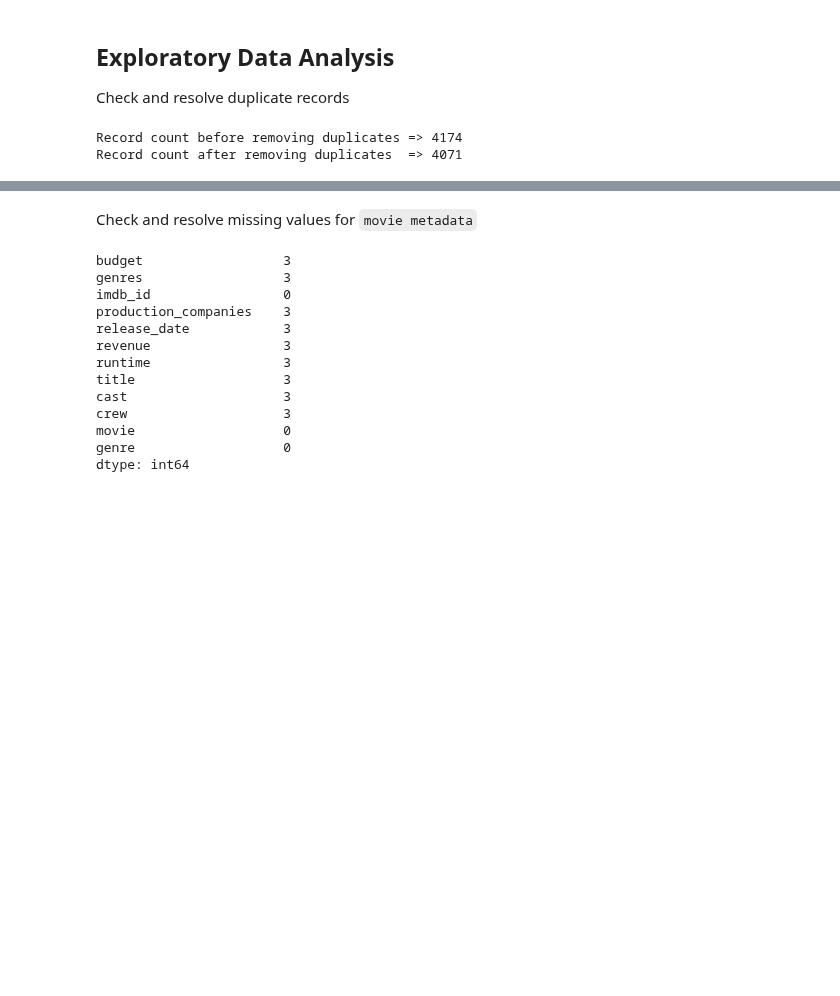
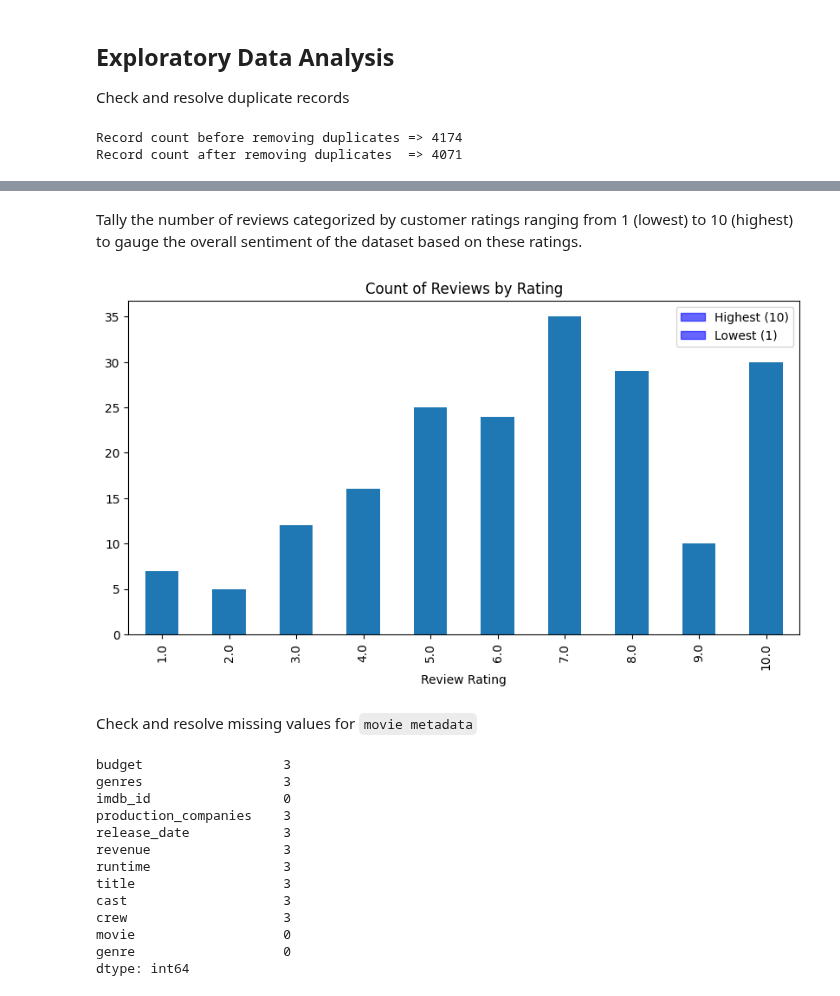
Before and after one commit to abccastro/Movie-Sentiment-Analysis, a Jupyter notebook: Movie Sentiment Analysis.ipynb, the cells around one changed output, grey strips where cells are left out. Drawn from its saved outputs; the diff is of its cells as text; code cells hidden in the pictures; blank space fills up the shorter version.

Commit message:
Added Visualization #48
Added Visualization #48

```diff
--- a/Movie Sentiment Analysis.ipynb
+++ b/Movie Sentiment Analysis.ipynb
@@ -206,3 +207,24 @@ Record count after removing duplicates  => 542633
+# %% [markdown]
+Tally the number of reviews categorized by customer ratings ranging from 1 (lowest) to 10 (highest) to gauge the overall sentiment of the dataset based on these ratings.
+# %%
+import matplotlib.pyplot as plt
+
+# Count the reviews based on customer ratings
+ax = movie_reviews_df['rating'].value_counts().sort_index() \
+    .plot(kind='bar', title='Count of Reviews by Rating', figsize=(10, 5))
+
+ax.set_xlabel('Review Rating')
+
+# Add a custom legend indicating 10 as highest and 1 as lowest
+legend_labels = {10: 'Highest (10)', 1: 'Lowest (1)'}
+legend_handles = [plt.Rectangle((0, 0), 1, 1, color='blue', alpha=0.6, label=label)
+                  for rating, label in legend_labels.items()]
+
+ax.legend(handles=legend_handles, labels=legend_labels.values(), loc='upper right')
+
+plt.show()
+# %% [output]
+[figure, added]
 # %% [markdown]
 Check and resolve missing values for `movie metadata`
 # %%
```
Also changed, not shown: parts of 23 cells of this notebook.
